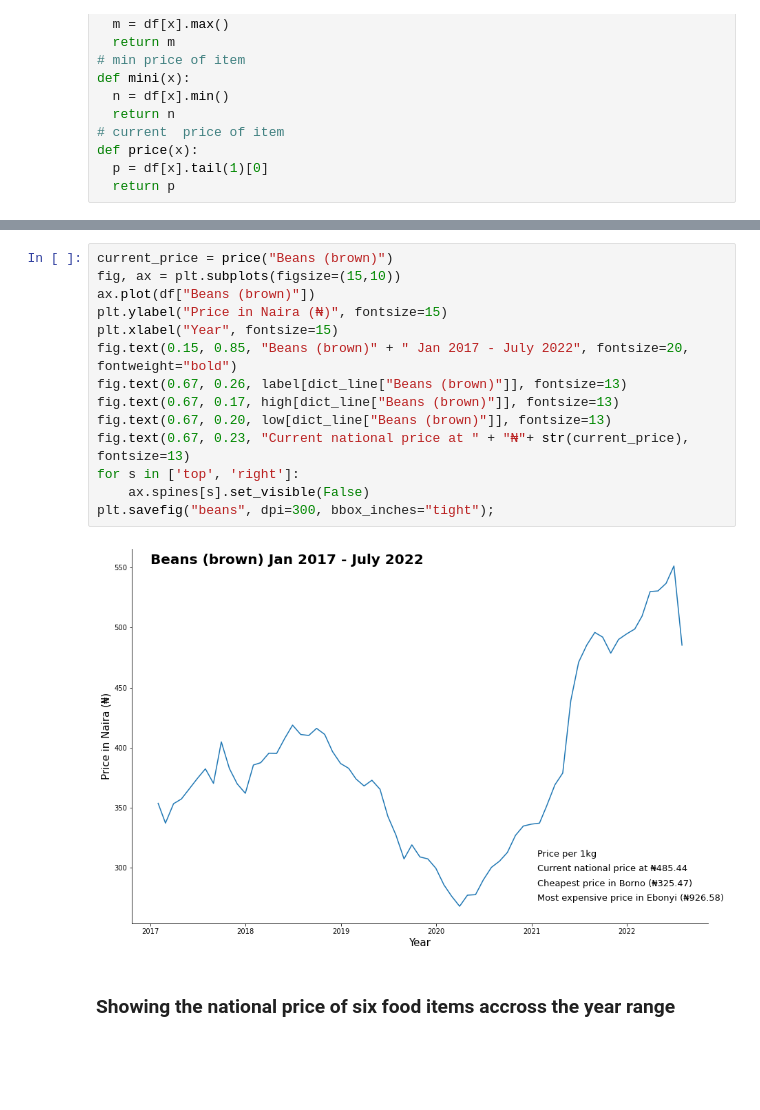
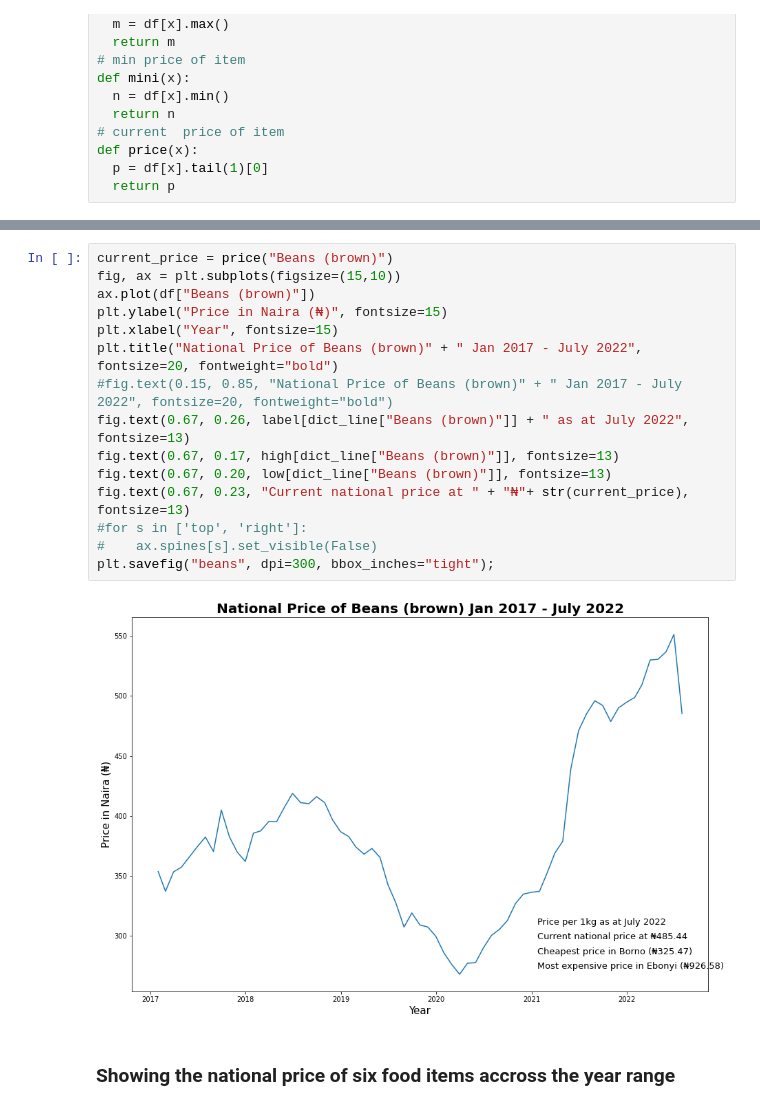
Before and after one commit to TheBlueZayn/Analysis-of-Nigerian-Food-Prices, a Jupyter notebook: prices.ipynb, the cells around one changed output, grey strips where cells are left out. Saved outputs shown, nothing was run; the diff lists cells and outputs as text; blank space fills up the shorter version.

Commit message:
edit text on line plot

```diff
--- a/prices.ipynb
+++ b/prices.ipynb
@@ -138,19 +138,20 @@ def line(x):
 # %%
 current_price = price("Beans (brown)")
 fig, ax = plt.subplots(figsize=(15,10))
 ax.plot(df["Beans (brown)"])
 plt.ylabel("Price in Naira (₦)", fontsize=15)
 plt.xlabel("Year", fontsize=15)
-fig.text(0.15, 0.85, "Beans (brown)" + " Jan 2017 - July 2022", fontsize=20, fontweight="bold")
-fig.text(0.67, 0.26, label[dict_line["Beans (brown)"]], fontsize=13)
+plt.title("National Price of Beans (brown)" + " Jan 2017 - July 2022", fontsize=20, fontweight="bold")
+#fig.text(0.15, 0.85, "National Price of Beans (brown)" + " Jan 2017 - July 2022", fontsize=20, fontweight="bold")
+fig.text(0.67, 0.26, label[dict_line["Beans (brown)"]] + " as at July 2022", fontsize=13)
 fig.text(0.67, 0.17, high[dict_line["Beans (brown)"]], fontsize=13)
 fig.text(0.67, 0.20, low[dict_line["Beans (brown)"]], fontsize=13)
 fig.text(0.67, 0.23, "Current national price at " + "₦"+ str(current_price), fontsize=13)
-for s in ['top', 'right']:
-    ax.spines[s].set_visible(False)
+#for s in ['top', 'right']:
+#    ax.spines[s].set_visible(False)
 plt.savefig("beans", dpi=300, bbox_inches="tight");
 # %% [output]
-[figure, old version]
+[figure, new version]
 # %% [markdown]
 ### **Showing the national price of six food items accross the year range**
 # %%
```
Also changed, not shown: parts of 1 cell of this notebook, 2 other files.
